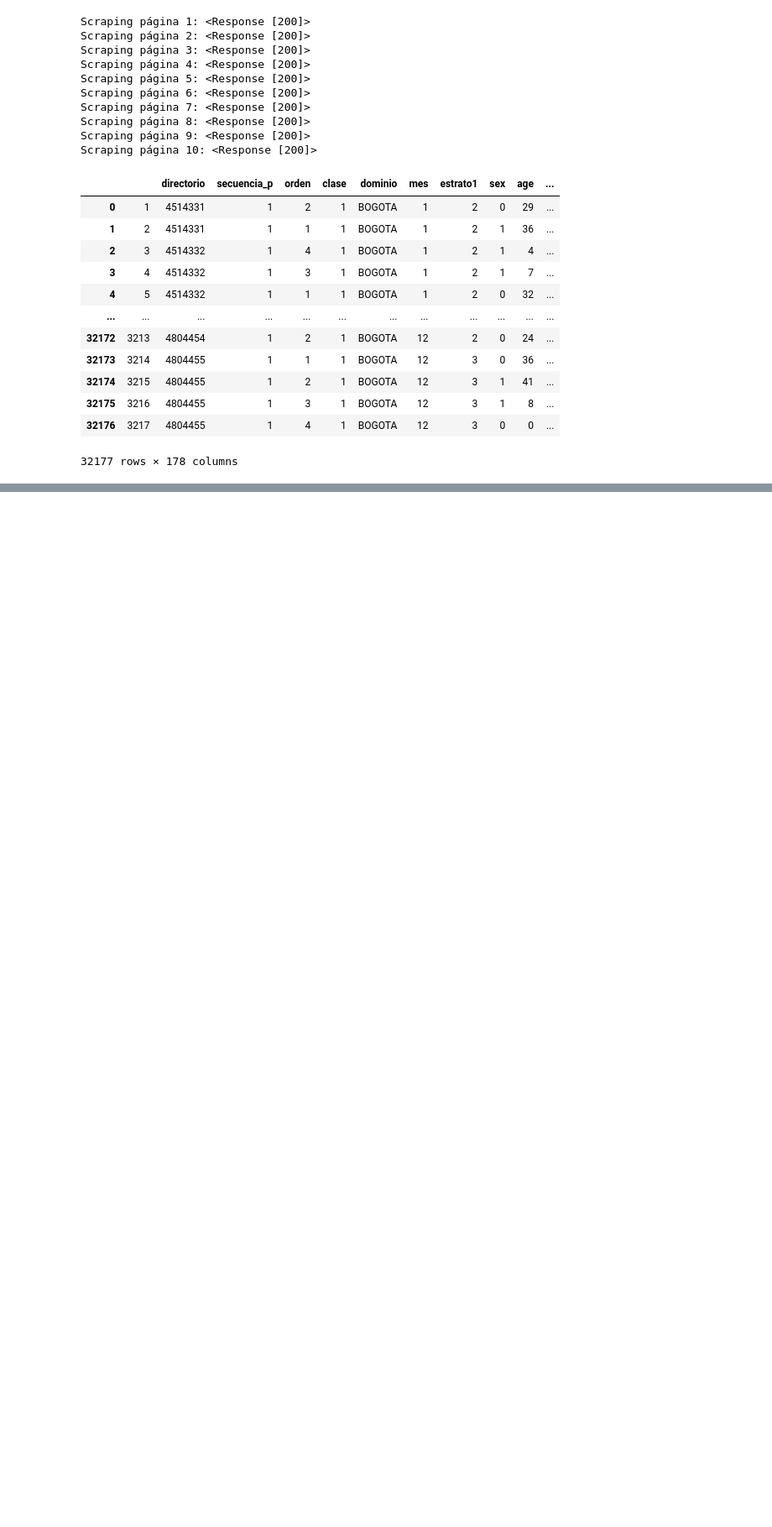
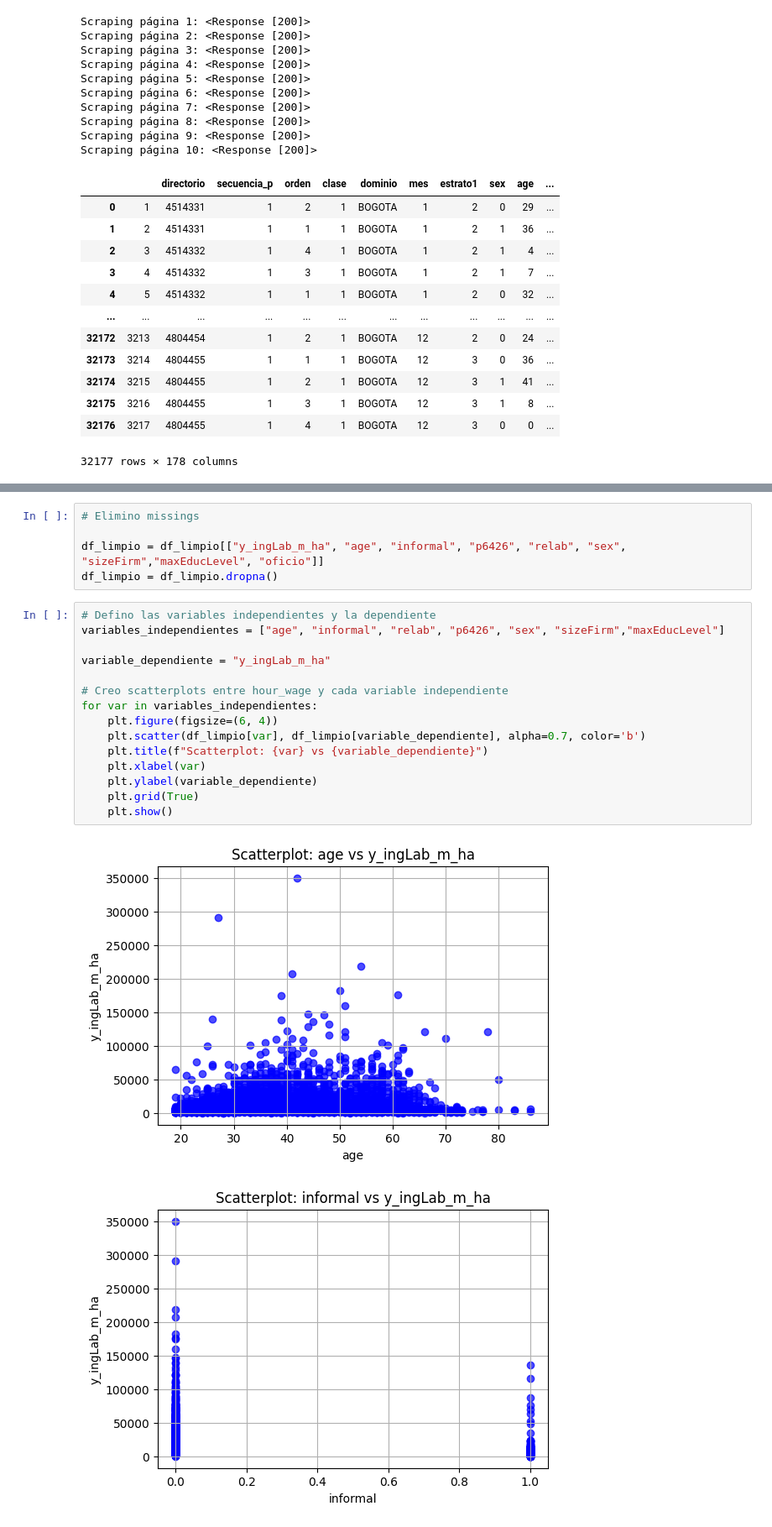
Before and after one commit to milagrosonofri/Problem_Set_1, a Jupyter notebook: PS1.ipynb, the cells around one changed output, grey strips where cells are left out. Shown at 84% size. Drawn from its saved outputs; the diff is of its cells as text; blank space fills up the shorter version.

```diff
--- a/PS1.ipynb
+++ b/PS1.ipynb
@@ -81,0 +297,23 @@ Scraping página 10: <Response [200]>
+# %%
+# Elimino missings
+
+df_limpio = df_limpio[["y_ingLab_m_ha", "age", "informal", "p6426", "relab", "sex", "sizeFirm","maxEducLevel", "oficio"]]
+df_limpio = df_limpio.dropna()
+# %%
+# Defino las variables independientes y la dependiente
+variables_independientes = ["age", "informal", "relab", "p6426", "sex", "sizeFirm","maxEducLevel"]
+
+variable_dependiente = "y_ingLab_m_ha"
+
+# Creo scatterplots entre hour_wage y cada variable independiente
+for var in variables_independientes:
+    plt.figure(figsize=(6, 4))
+    plt.scatter(df_limpio[var], df_limpio[variable_dependiente], alpha=0.7, color='b')
+    plt.title(f"Scatterplot: {var} vs {variable_dependiente}")
+    plt.xlabel(var)
+    plt.ylabel(variable_dependiente)
+    plt.grid(True)
+    plt.show()
+# %% [output]
+[figure, added]
+[figure, added]
```
Also changed, not shown: parts of 13 cells of this notebook.
